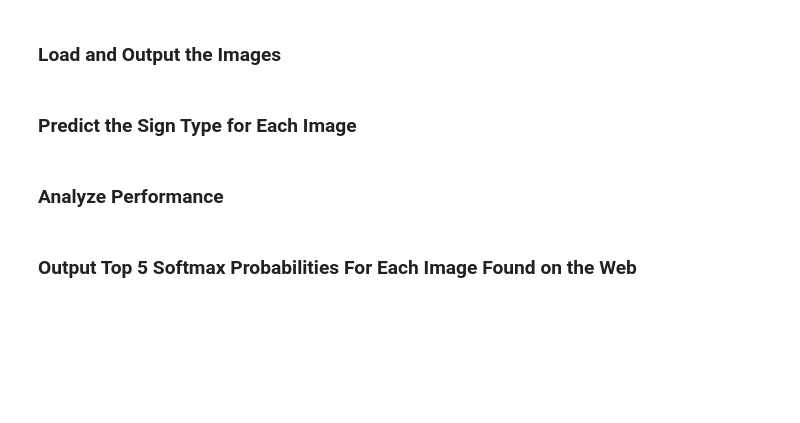
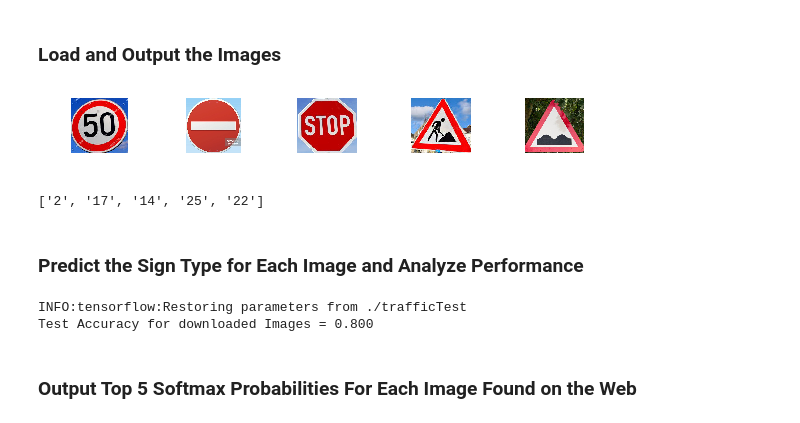
Before and after one commit to shankarpandala/CarND-Traffic-Sign-Classifier-Project, a Jupyter notebook: Traffic_Sign_Classifier.ipynb, the cells around one changed output. Drawn from its saved outputs; the diff is of its cells as text; code cells hidden in the pictures; blank space fills up the shorter version.

```diff
--- a/Traffic_Sign_Classifier.ipynb
+++ b/Traffic_Sign_Classifier.ipynb
@@ -147,7 +161,7 @@ print(X_train.shape)
 ### Define your architecture here.
 ### Feel free to use as many code cells as needed.
 
-EPOCHS = 10
+EPOCHS = 50
 BATCH_SIZE = 128
 # %%
 from tensorflow.contrib.layers import flatten
@@ -208,3 +239,4 @@ def LeNet(x):
 x = tf.placeholder(tf.float32, (None, 32, 32, 3))
 y = tf.placeholder(tf.int32, (None))
 one_hot_y = tf.one_hot(y, 43)
+keep_prob = tf.placeholder(tf.float32)
@@ -241,3 +251,12 @@ sets imply underfitting. A high accuracy on the training set but low accuracy on
 ### Once a final model architecture is selected,
 ### the accuracy on the test set should be calculated and reported as well.
 ### Feel free to use as many code cells as needed.
+# %%
+
+rate = 0.0009 #learning rate
+
+logits = LeNet(x)
+cross_entropy = tf.nn.softmax_cross_entropy_with_logits(labels=one_hot_y, logits=logits)
+loss_operation = tf.reduce_mean(cross_entropy)
+optimizer = tf.train.AdamOptimizer(learning_rate = rate)
+training_operation = optimizer.minimize(loss_operation)
@@ -244,23 +279,25 @@ sets imply underfitting. A high accuracy on the training set but low accuracy on
 # %%
+
 with tf.Session() as sess:
     sess.run(tf.global_variables_initializer())
     num_examples = len(X_train)
 
     print("Training...")
     print()
+    loss_Acc=[]
     for i in range(EPOCHS):
         X_train, y_train = shuffle(X_train, y_train)
         for offset in range(0, num_examples, BATCH_SIZE):
             end = offset + BATCH_SIZE
             batch_x, batch_y = X_train[offset:end], y_train[offset:end]
-            sess.run(training_operation, feed_dict={x: batch_x, y: batch_y})
+            sess.run(training_operation, feed_dict={x: batch_x, y: batch_y,keep_prob:0.5})
 
-        validation_accuracy = evaluate(X_valid, y_valid)
+        validation_accuracy,loss_acc = evaluate(X_valid, y_valid)
+        loss_Acc.append(loss_acc)
         print("EPOCH {} ...".format(i+1))
         print("Validation Accuracy = {:.3f}".format(validation_accuracy))
         print()
-
-    saver.save(sess, './lenet')
+    saver.save(sess, './trafficTest')
     print("Model saved")
 # %% [output]
 Training...
@@ -305,8 +341,50 @@ You may find `signnames.csv` useful as it contains mappings from the class id (i
+# %%
+### Load the images and plot them here.
+### Feel free to use as many code cells as needed.
+
+
+import cv2
+import glob
+import matplotlib.image as mpimg
+
+fig, axs = plt.subplots(1,5, figsize=(10, 1))
+fig.subplots_adjust(hspace = .2, wspace=.1)
+axs = axs.ravel()
+my_images = []
+
+# displaying all 10 images
+for i, img in enumerate(glob.glob('./test_images/*.jpg')):
+    image = cv2.imread(img)
+    axs[i].axis('off')
+    axs[i].imshow(cv2.cvtColor(image, cv2.COLOR_BGR2RGB))
+    image = cv2.cvtColor(image, cv2.COLOR_BGR2RGB)
+    image = cv2.resize(image,(32,32))
+    my_images.append(image)
+# %% [output]
+[figure, added]
+# %%
+import os
+names = [os.path.basename(x).split('.')[0] for x in glob.glob('./test_images/*.jpg')]
+print(names)
+# %% [output]
+['2', '17', '14', '25', '22']
 # %% [markdown]
-### Predict the Sign Type for Each Image
+### Predict the Sign Type for Each Image and Analyze Performance
 # %%
 ### Run the predictions here and use the model to output the prediction for each image.
 ### Make sure to pre-process the images with the same pre-processing pipeline used earlier.
 ### Feel free to use as many code cells as needed.
+
+#preprocessing data
+my_images = np.asarray(my_images)
+my_images = normalize(my_images)
+
+my_labels = [2, 17, 14, 25, 22]
+
+with tf.Session() as sess:
+    saver.restore(sess, tf.train.latest_checkpoint('.'))
+    output_accuracy,loss_acc = evaluate(my_images, my_labels)
+    print("Test Accuracy for downloaded Images = {:.3f}".format(output_accuracy))
+# %% [output]
+INFO:tensorflow:Restoring parameters from ./trafficTest
+Test Accuracy for downloaded Images = 0.800
-# %% [markdown]
-### Analyze Performance
```
Also changed, not shown: parts of 13 cells of this notebook.
